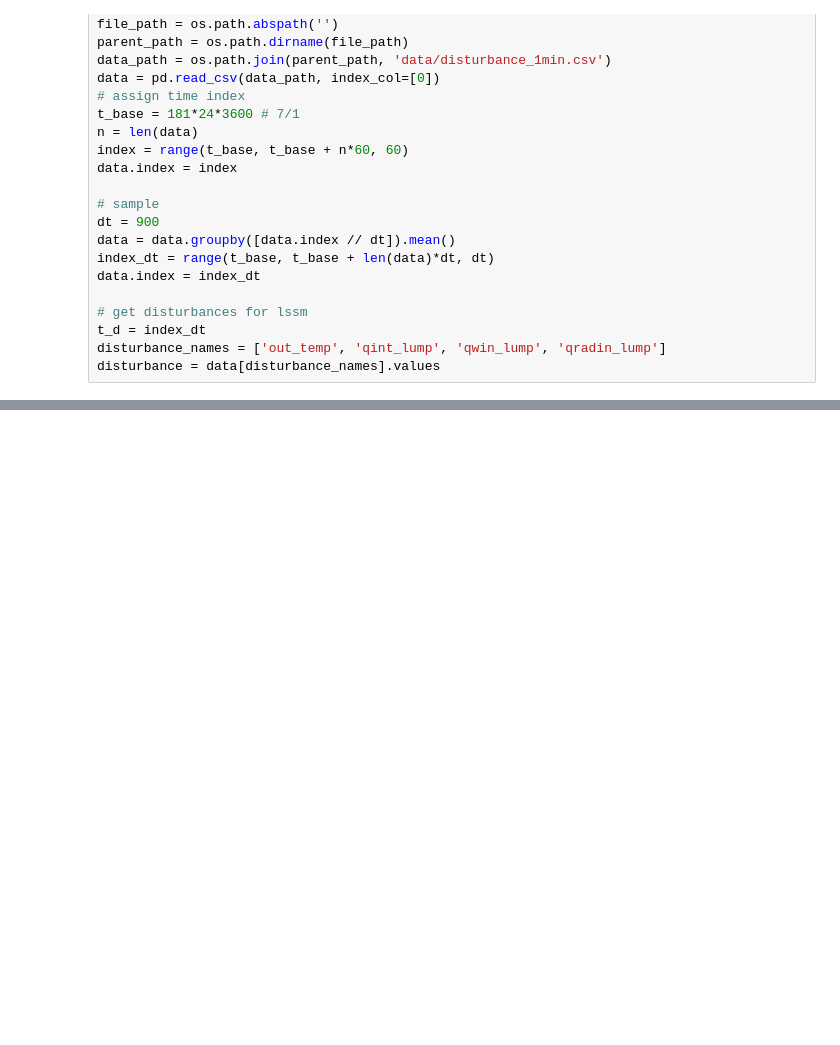
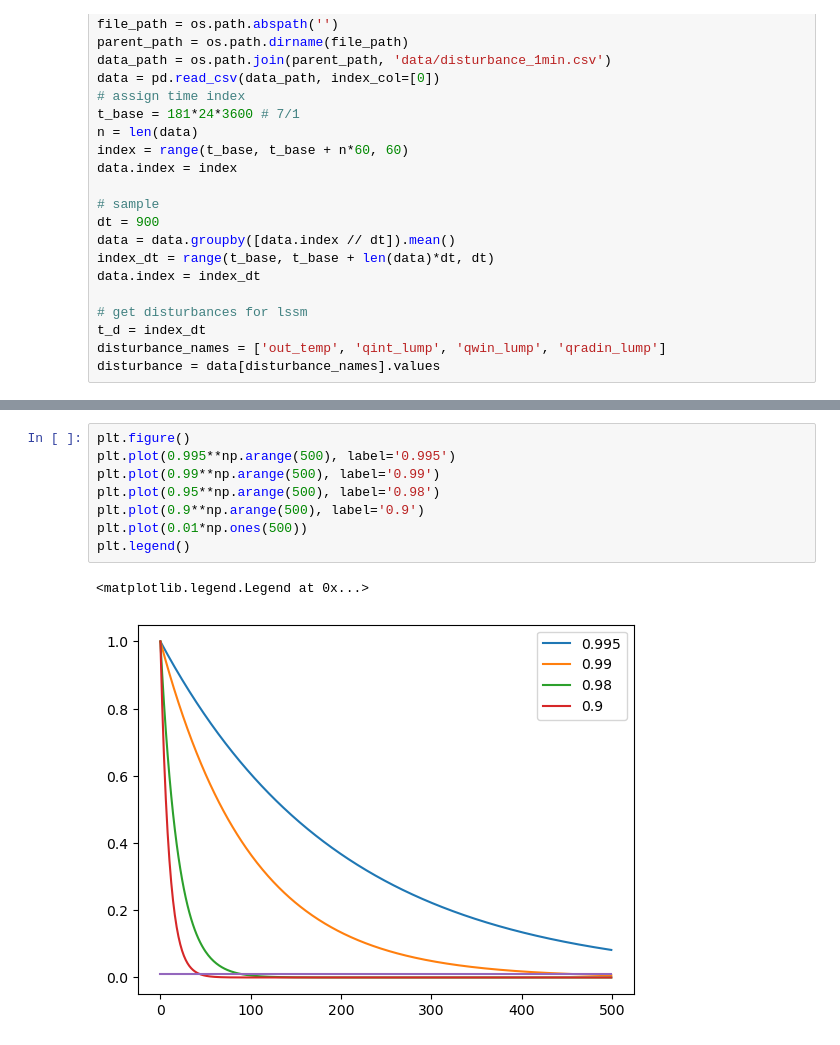
Before and after one commit to YangyangFu/dynax, a Jupyter notebook: resources/jax/drl/dqn-rc.ipynb, the cells around one changed output, grey strips where cells are left out. Drawn from its saved outputs; the diff is of its cells as text; blank space fills up the shorter version.

```diff
--- a/resources/jax/drl/dqn-rc.ipynb
+++ b/resources/jax/drl/dqn-rc.ipynb
@@ -328,0 +327,11 @@ print(energy)
+# %%
+plt.figure()
+plt.plot(0.995**np.arange(500), label='0.995')
+plt.plot(0.99**np.arange(500), label='0.99')
+plt.plot(0.95**np.arange(500), label='0.98')
+plt.plot(0.9**np.arange(500), label='0.9')
+plt.plot(0.01*np.ones(500))
+plt.legend()
+# %% [output]
+<matplotlib.legend.Legend at 0x...>
+[figure, added]
```
Also changed, not shown: parts of 5 cells of this notebook, 19 other files.
